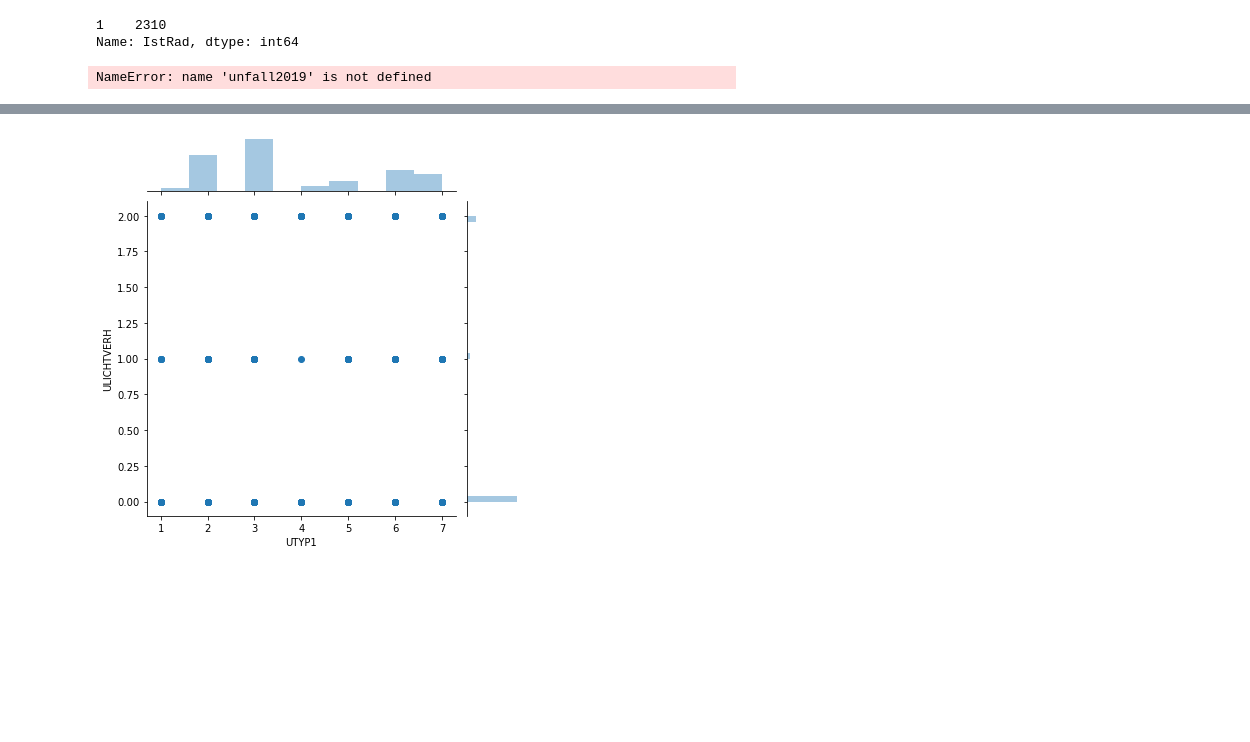
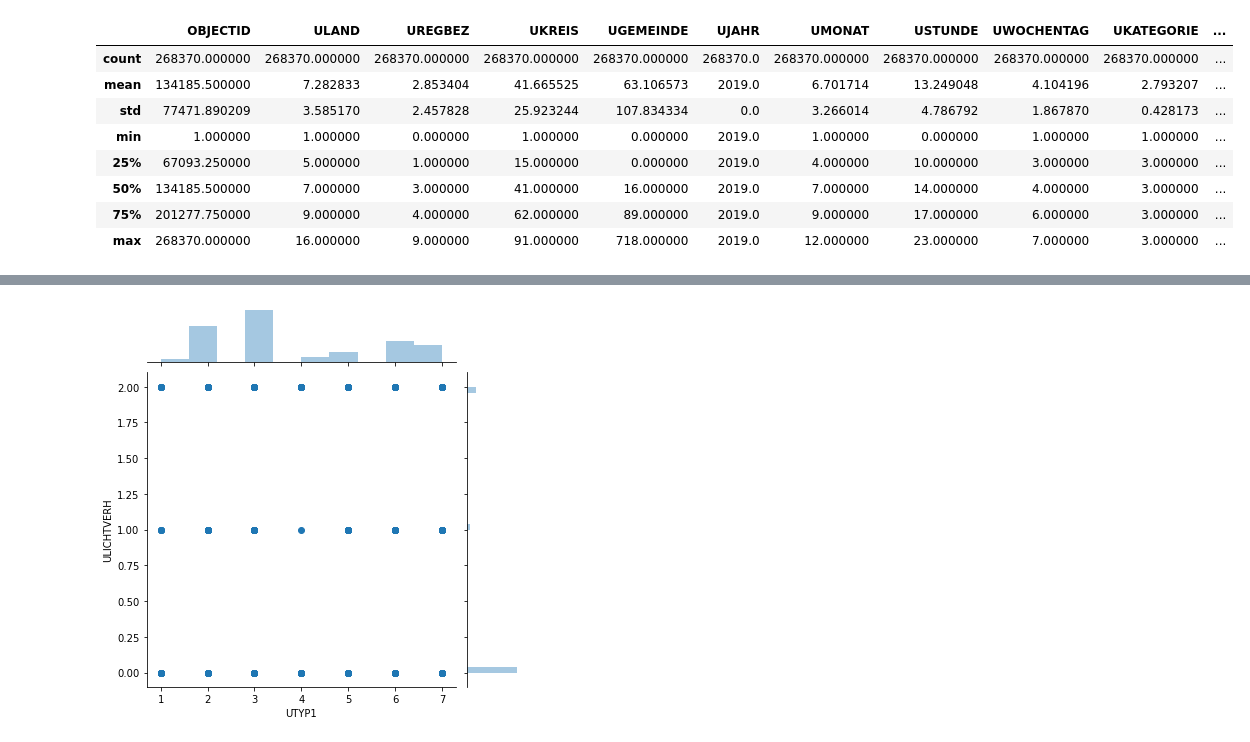
Before and after one commit to NicSch1992/TechLabsHH, a Jupyter notebook: RadUnfall2019.ipynb, the cells around one changed output, grey strips where cells are left out. Saved outputs shown, nothing was run; the diff lists cells and outputs as text; code cells hidden in the pictures; blank space fills up the shorter version.

```diff
--- a/RadUnfall2019.ipynb
+++ b/RadUnfall2019.ipynb
@@ -84,10 +39,0 @@ unfall2019 = unfall2019[unfall2019.IstRad == 1]
-# %%
-#Kontrolle, ob in IstRad nur noch 1 vorhanden
-unfall2019["IstRad"].value_counts()
-# %% [output]
-1    2310
-Name: IstRad, dtype: int64
-# %%
-unfall2019.describe()
-# %% [output]
-NameError: name 'unfall2019' is not defined
@@ -93,0 +42,17 @@ NameError: name 'unfall2019' is not defined
+# %%
+df2019 = pd.read_csv("data/2019/Unfallorte2019_LinRef.csv", sep=';', quotechar='"')
+df2018 = pd.read_csv("data/2018/Unfallorte2018_LinRef.csv", sep=';', quotechar='"')
+df2017 = pd.read_csv("data/2017/Unfallorte2017_LinRef.csv", sep=';', quotechar='"')
+df2016 = pd.read_csv("data/2016/Unfallorte_2016_LinRef.csv", sep=';', quotechar='"')
+# %%
+df2019.describe()
+# %% [output]
+|  | OBJECTID | ULAND | UREGBEZ | UKREIS | UGEMEINDE | UJAHR | UMONAT | USTUNDE | UWOCHENTAG | UKATEGORIE | ... |
+| count | 268370.000000 | 268370.000000 | 268370.000000 | 268370.000000 | 268370.000000 | 268370.0 | 268370.000000 | 268370.000000 | 268370.000000 | 268370.000000 | ... |
+| mean | 134185.500000 | 7.282833 | 2.853404 | 41.665525 | 63.106573 | 2019.0 | 6.701714 | 13.249048 | 4.104196 | 2.793207 | ... |
+| std | 77471.890209 | 3.585170 | 2.457828 | 25.923244 | 107.834334 | 0.0 | 3.266014 | 4.786792 | 1.867870 | 0.428173 | ... |
+| min | 1.000000 | 1.000000 | 0.000000 | 1.000000 | 0.000000 | 2019.0 | 1.000000 | 0.000000 | 1.000000 | 1.000000 | ... |
+| 25% | 67093.250000 | 5.000000 | 1.000000 | 15.000000 | 0.000000 | 2019.0 | 4.000000 | 10.000000 | 3.000000 | 3.000000 | ... |
+| 50% | 134185.500000 | 7.000000 | 3.000000 | 41.000000 | 16.000000 | 2019.0 | 7.000000 | 14.000000 | 4.000000 | 3.000000 | ... |
+| 75% | 201277.750000 | 9.000000 | 4.000000 | 62.000000 | 89.000000 | 2019.0 | 9.000000 | 17.000000 | 6.000000 | 3.000000 | ... |
+| max | 268370.000000 | 16.000000 | 9.000000 | 91.000000 | 718.000000 | 2019.0 | 12.000000 | 23.000000 | 7.000000 | 3.000000 | ... |
```
Also changed, not shown: parts of 76 cells of this notebook.
